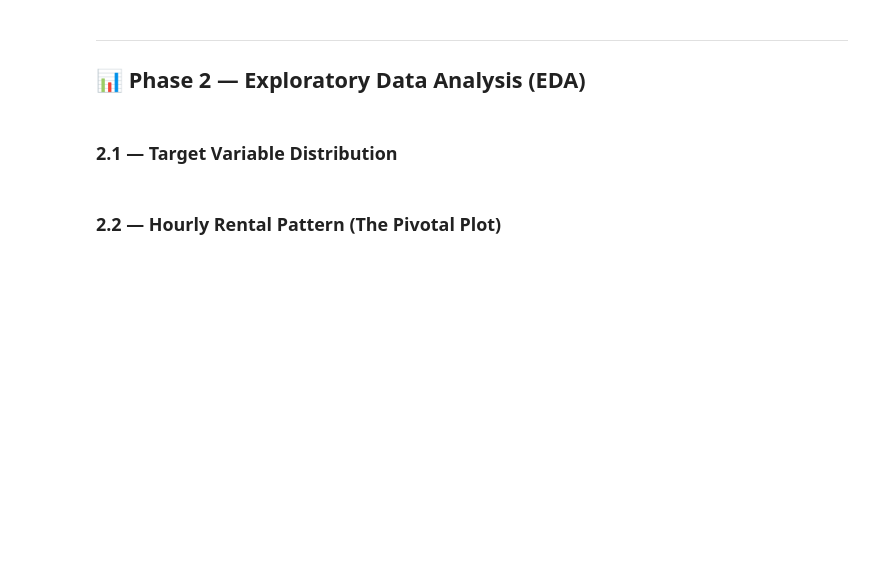
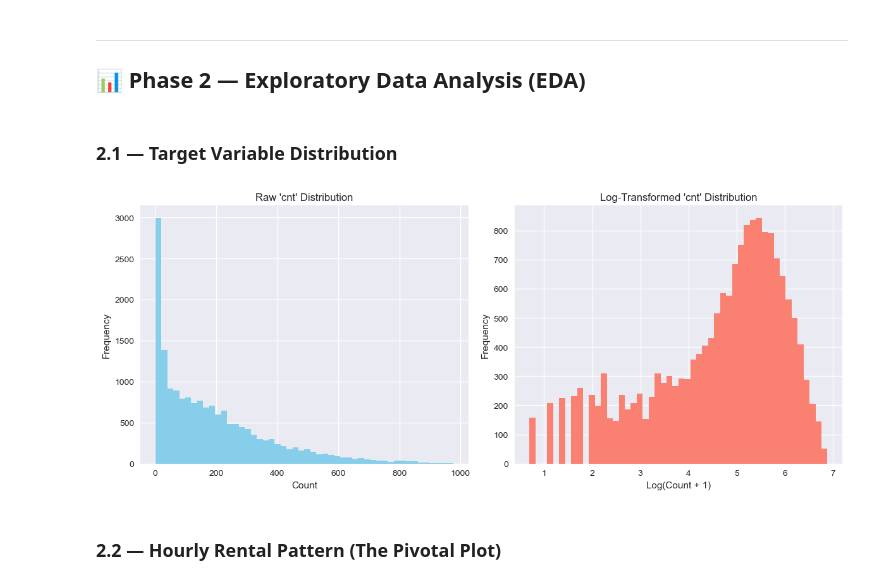
Before and after one commit to sufyan1105/Bike-sharing-demand-prediction, a Jupyter notebook: 03_bike_sharing_demand_predictor.ipynb, the cells around one changed output. Saved outputs shown, nothing was run; the diff lists cells and outputs as text; code cells hidden in the pictures; blank space fills up the shorter version.

```diff
--- a/03_bike_sharing_demand_predictor.ipynb
+++ b/03_bike_sharing_demand_predictor.ipynb
@@ -185,2 +166,19 @@ dtype: int64
+# %%
+fig, axes = plt.subplots(1, 2, figsize=(12, 5))
+
+axes[0].hist(df[TARGET], bins=50, color="skyblue")
+axes[0].set_title("Raw 'cnt' Distribution")
+axes[0].set_xlabel("Count")
+axes[0].set_ylabel("Frequency")
+
+axes[1].hist(np.log1p(df[TARGET]), bins=50, color="salmon")
+axes[1].set_title("Log-Transformed 'cnt' Distribution")
+axes[1].set_xlabel("Log(Count + 1)")
+axes[1].set_ylabel("Frequency")
+
+fig.tight_layout()
+plt.show()
+# %% [output]
+[figure, added]
 # %% [markdown]
 ### 2.2 — Hourly Rental Pattern (The Pivotal Plot)
```
Also changed, not shown: parts of 3 cells of this notebook.
